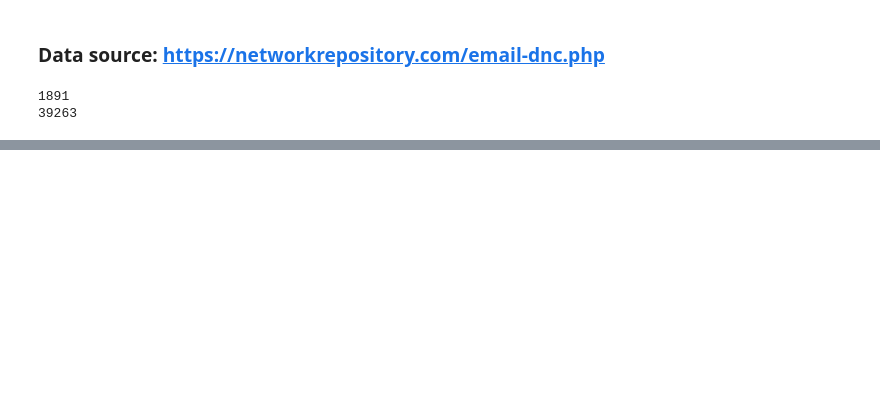
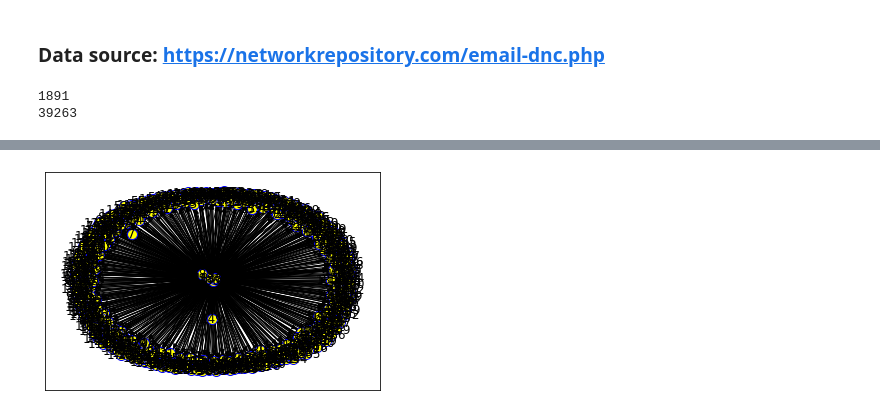
Before and after one commit to beninbar/DATA_620, a Jupyter notebook: Assignment 3 (week 2 part 1 Graph Viz)/Assignment 3 (week 2 part 1)_Ben Inbar+Josh Forster.ipynb, the cells around one changed output, grey strips where cells are left out. Saved outputs shown, nothing was run; the diff lists cells and outputs as text; code cells hidden in the pictures; blank space fills up the shorter version.

```diff
--- a/Assignment 3 (week 2 part 1 Graph Viz)/Assignment 3 (week 2 part 1)_Ben Inbar+Josh Forster.ipynb
+++ b/Assignment 3 (week 2 part 1 Graph Viz)/Assignment 3 (week 2 part 1)_Ben Inbar+Josh Forster.ipynb
@@ -108,0 +129,7 @@ AttributeError: 'NoneType' object has no attribute 'show'
+# %%
+# Try with DiGraph instantiation
+G3 = nx.from_pandas_edgelist(trimmed,'From','To_x',create_using=nx.DiGraph())
+nx.draw_networkx(G3,with_labels=True, edgecolors='blue', node_color='yellow', node_size=100)
+plt.plot();
+# %% [output]
+[figure, added]
```
Also changed, not shown: parts of 8 cells of this notebook.
